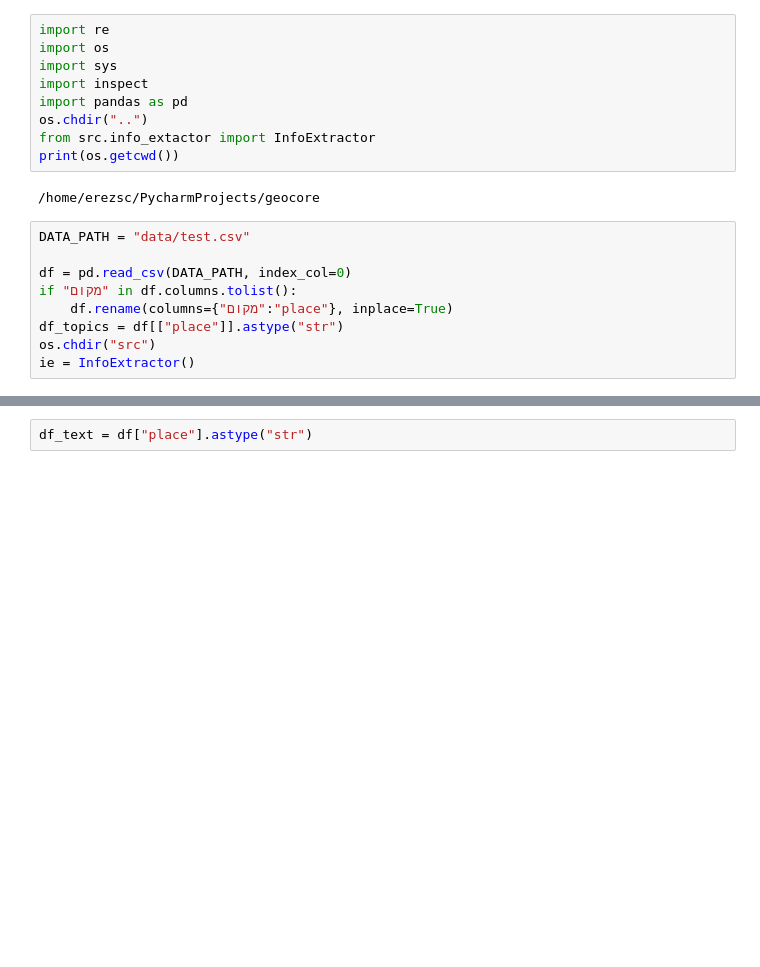
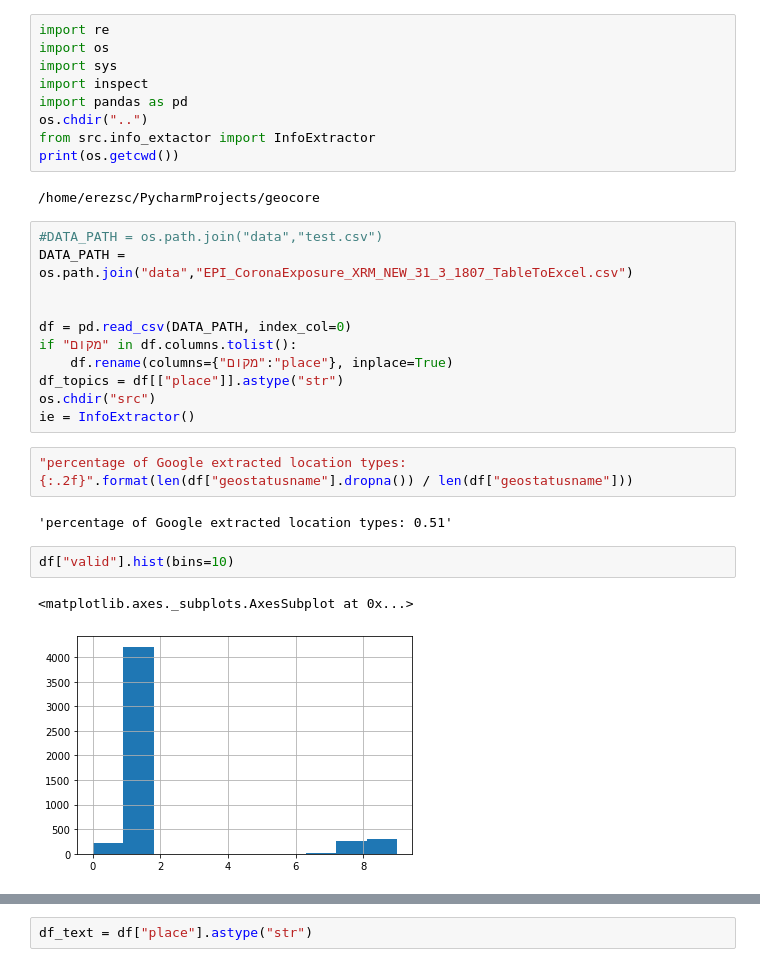
Before and after one commit to yuvalsolaz/geocore, a Jupyter notebook: notebooks/type_extraction.ipynb, the cells around one changed output, grey strips where cells are left out. Cells and saved outputs as stored; diff of their text form; blank space fills up the shorter version.

```diff
--- a/notebooks/type_extraction.ipynb
+++ b/notebooks/type_extraction.ipynb
@@ -10,7 +10,9 @@ print(os.getcwd())
 # %% [output]
 /home/erezsc/PycharmProjects/geocore
 # %%
-DATA_PATH = "data/test.csv"
+#DATA_PATH = os.path.join("data","test.csv")
+DATA_PATH = os.path.join("data","EPI_CoronaExposure_XRM_NEW_31_3_1807_TableToExcel.csv")
+
 
 df = pd.read_csv(DATA_PATH, index_col=0)
 if "מקום" in df.columns.tolist():
@@ -18,3 +20,12 @@ if "מקום" in df.columns.tolist():
 df_topics = df[["place"]].astype("str")
 os.chdir("src")
 ie = InfoExtractor()
+# %%
+"percentage of Google extracted location types: {:.2f}".format(len(df["geostatusname"].dropna()) / len(df["geostatusname"]))
+# %% [output]
+'percentage of Google extracted location types: 0.51'
+# %%
+df["valid"].hist(bins=10)
+# %% [output]
+<matplotlib.axes._subplots.AxesSubplot at 0x...>
+[figure, added]
```
Also changed, not shown: parts of 11 cells of this notebook, 2 other files.
